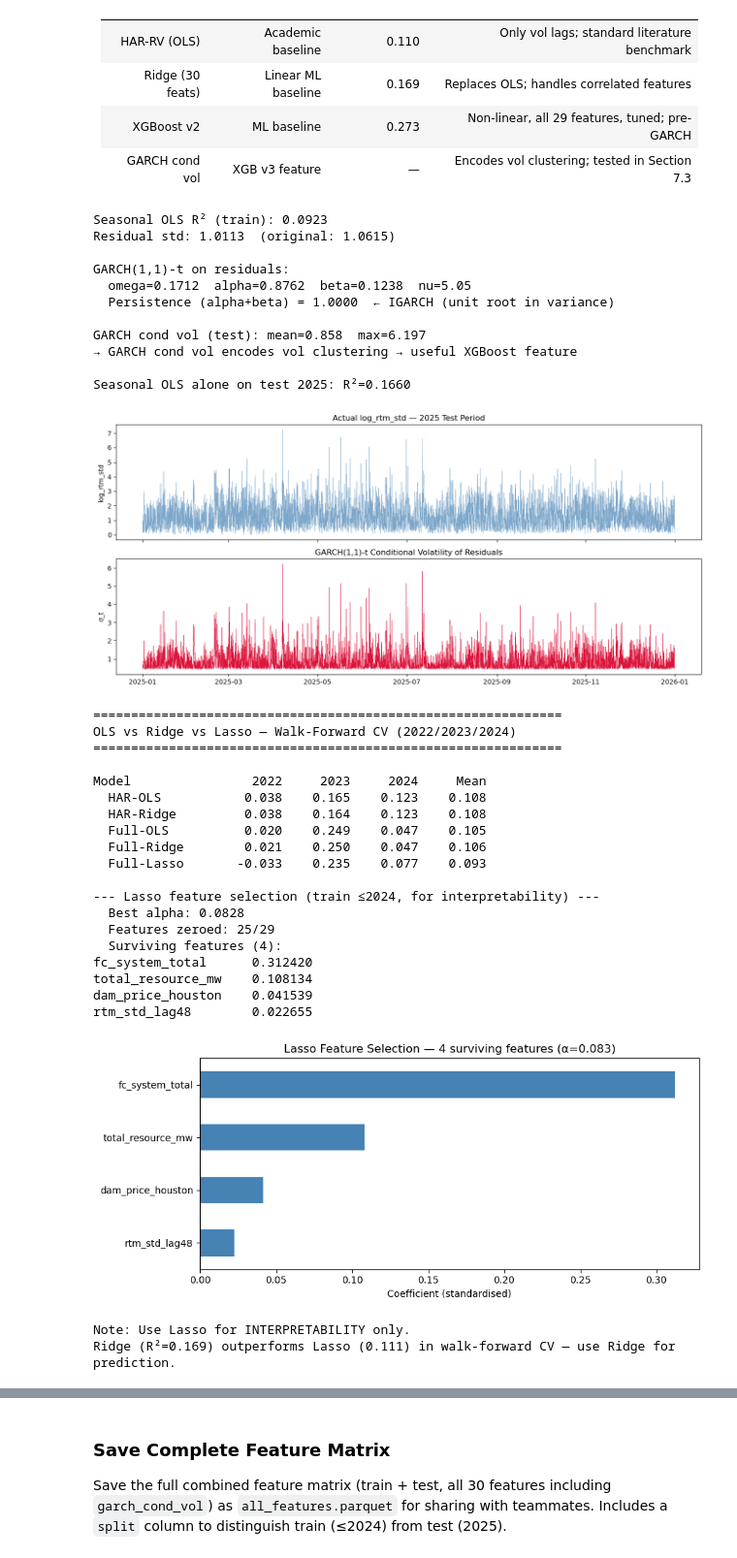
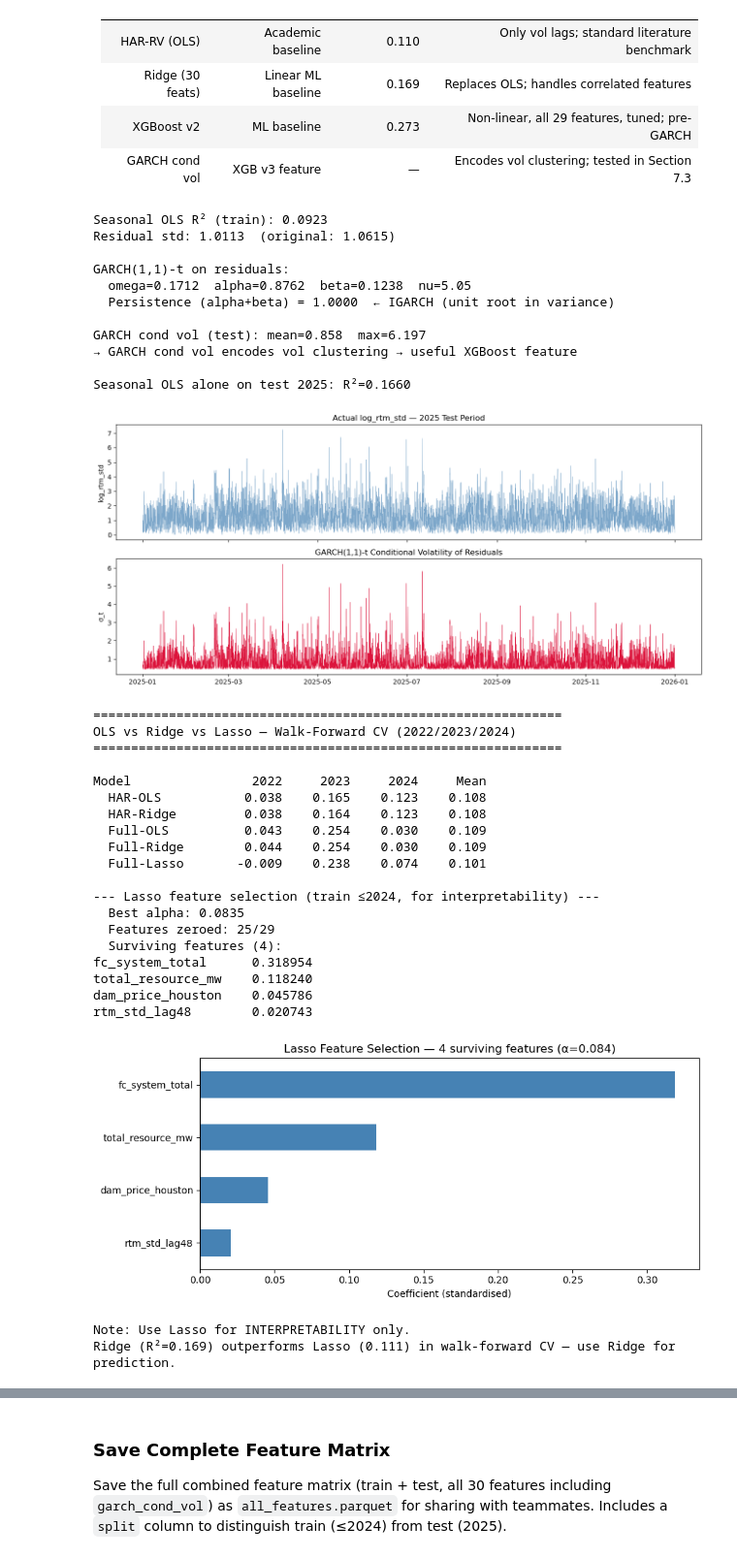
Before and after one commit to Erdos-Projects/spring-2026-electricity-TX, a Jupyter notebook: modeling.ipynb, the cells around one changed output, grey strips where cells are left out. Shown at 97% size. Saved outputs shown, nothing was run; the diff lists cells and outputs as text; code cells hidden in the pictures.

```diff
--- a/modeling.ipynb
+++ b/modeling.ipynb
@@ -106,13 +106,14 @@ from sklearn.metrics import roc_auc_score, f1_score, precision_score, recall_sco
 import xgboost as xgb
 
 _PROC = Path('data/processed/ercot')
+Path('figures/modeling').mkdir(parents=True, exist_ok=True)
 
 train = pd.read_parquet(_PROC / 'train_features.parquet')
 test  = pd.read_parquet(_PROC / 'test_features.parquet')
 
 FEATURE_COLS = [
     'dam_price_houston', 'system_lambda',
-    'load_houston_d2', 'rtm_mean_lag48', 'rtm_std_lag48',
+    'load_houston_lag48', 'rtm_mean_lag48', 'rtm_std_lag48',
     'total_resource_mw',
     'wgrpp_lz_south_houston', 'wind_error_houston',
     'fc_system_total', 'fc_coast', 'wf_stwpf_lz_south_houston',
@@ -197,7 +198,7 @@ axes[1].set_xlabel('Actual log_rtm_std')
 axes[1].set_ylabel('Predicted log_rtm_std')
 axes[1].set_title(f'XGBoost Regression — Predicted vs Actual (R²={r2_xgb:.3f})')
 plt.tight_layout()
-plt.savefig(_PROC / 'figures/feature_importance.png', dpi=150)
+plt.savefig('figures/modeling/feature_importance.png', dpi=150)
 plt.show()
 
 # ── Monthly RMSE breakdown ─────────────────────────────────────────────────────
@@ -213,7 +214,7 @@ ax.set_xlabel('Month')
 ax.set_ylabel('RMSE (log scale)')
 ax.set_xticklabels(['Jan','Feb','Mar','Apr','May','Jun','Jul','Aug','Sep','Oct','Nov','Dec'], rotation=45)
 plt.tight_layout()
-plt.savefig(_PROC / 'figures/model_evaluation.png', dpi=150)
+plt.savefig('figures/modeling/model_evaluation.png', dpi=150)
 plt.show()
 
 # ── Save models ────────────────────────────────────────────────────────────────
@@ -395,7 +394,7 @@ def add_engineered_features(df):
     df['fc_net_load']     = df['fc_coast'] - df['wf_stwpf_lz_south_houston']
     df['dam_rtm_spread']  = df['dam_price_houston'] - df['rtm_mean_lag48']
     df['week']            = df.index.isocalendar().week.astype(int)
-    df['load_lag7d']         = df['load_houston_d2'].shift(168)
+    df['load_lag7d']         = df['load_houston_lag48'].shift(168)
     df['rtm_price_std_lag7d']   = df['rtm_std_lag48'].shift(168)
     df['rtm_price_mean_lag7d']  = df['rtm_mean_lag48'].shift(168)
     df['outage_fraction'] = df['total_resource_mw'] / (df['fc_system_total'] + 1)
@@ -409,7 +408,7 @@ test  = combined.loc[test.index]
 
 FEATURE_COLS_V2 = [
     'dam_price_houston', 'system_lambda',
-    'load_houston_d2', 'rtm_mean_lag48', 'rtm_std_lag48',
+    'load_houston_lag48', 'rtm_mean_lag48', 'rtm_std_lag48',
     'total_resource_mw',
     'wgrpp_lz_south_houston', 'wind_error_houston',
     'fc_system_total', 'fc_coast', 'wf_stwpf_lz_south_houston',
@@ -500,7 +499,7 @@ axes[2].set_title('Precision-Recall — Spike Detector')
 axes[2].legend(); axes[2].grid(alpha=0.3)
 
 plt.tight_layout()
-plt.savefig(_PROC / 'figures/model_v2_evaluation.png', dpi=150)
+plt.savefig('figures/modeling/model_v2_evaluation.png', dpi=150)
 plt.show()
 
 # ── Save improved models ───────────────────────────────────────────────────────
@@ -718,7 +717,7 @@ def add_engineered_features(df):
     df['fc_net_load']     = df['fc_coast'] - df['wf_stwpf_lz_south_houston']
     df['dam_rtm_spread']  = df['dam_price_houston'] - df['rtm_mean_lag48']
     df['week']            = df.index.isocalendar().week.astype(int)
-    df['load_lag7d']         = df['load_houston_d2'].shift(168)
+    df['load_lag7d']         = df['load_houston_lag48'].shift(168)
     df['rtm_price_std_lag7d']   = df['rtm_std_lag48'].shift(168)
     df['rtm_price_mean_lag7d']  = df['rtm_mean_lag48'].shift(168)
     df['outage_fraction'] = df['total_resource_mw'] / (df['fc_system_total'] + 1)
@@ -735,7 +734,7 @@ rtm_full['rv_w']  = rtm_full['log_rtm_std'].shift(48).rolling(5*24).mean()
 rtm_full['rv_m']  = rtm_full['log_rtm_std'].shift(48).rolling(22*24).mean()
 
 FEAT_COLS = [
-    'dam_price_houston','system_lambda','load_houston_d2','rtm_mean_lag48','rtm_std_lag48',
+    'dam_price_houston','system_lambda','load_houston_lag48','rtm_mean_lag48','rtm_std_lag48',
     'total_resource_mw','wgrpp_lz_south_houston','wind_error_houston',
     'fc_system_total','fc_coast','wf_stwpf_lz_south_houston',
     'temp_f_houston_avg','humidity_pct_houston_avg','wind_gust_mph_houston_avg',
@@ -796,7 +795,7 @@ axes[1].plot(dates_te, garch_vol_te, lw=0.5, color='crimson', label='GARCH cond
 axes[1].set_title('GARCH(1,1)-t Conditional Volatility of Residuals')
 axes[1].set_ylabel('σ_t')
 plt.tight_layout()
-plt.savefig(_PROC / 'figures/garch_cond_vol.png', dpi=150)
+plt.savefig('figures/modeling/garch_cond_vol.png', dpi=150)
 plt.show()
 
 # ── 2. OLS vs Ridge vs Lasso — walk-forward CV ────────────────────────────────
@@ -855,43 +854,43 @@ ax.axvline(0, color='black', lw=0.8)
 ax.set_title(f'Lasso Feature Selection — {len(coefs_nz)} surviving features (α={lasso_pipe["lasso"].alpha_:.3f})')
 ax.set_xlabel('Coefficient (standardised)')
 plt.tight_layout()
-plt.savefig(_PROC / 'figures/lasso_feature_selection.png', dpi=150)
+plt.savefig('figures/modeling/lasso_feature_selection.png', dpi=150)
 plt.show()
 
 print("\nNote: Use Lasso for INTERPRETABILITY only.")
 print("Ridge (R²=0.169) outperforms Lasso (0.111) in walk-forward CV — use Ridge for prediction.")
 # %% [output]
 Seasonal OLS R² (train): 0.0923
 Residual std: 1.0113  (original: 1.0615)
 
 GARCH(1,1)-t on residuals:
   omega=0.1712  alpha=0.8762  beta=0.1238  nu=5.05
   Persistence (alpha+beta) = 1.0000  ← IGARCH (unit root in variance)
 
 GARCH cond vol (test): mean=0.858  max=6.197
 → GARCH cond vol encodes vol clustering → useful XGBoost feature
 
 Seasonal OLS alone on test 2025: R²=0.1660
 [figure]
 ==============================================================
 OLS vs Ridge vs Lasso — Walk-Forward CV (2022/2023/2024)
 ==============================================================
 
 Model                2022     2023     2024     Mean
   HAR-OLS           0.038    0.165    0.123    0.108
   HAR-Ridge         0.038    0.164    0.123    0.108
-  Full-OLS          0.020    0.249    0.047    0.105
-  Full-Ridge        0.021    0.250    0.047    0.106
-  Full-Lasso       -0.033    0.235    0.077    0.093
+  Full-OLS          0.043    0.254    0.030    0.109
+  Full-Ridge        0.044    0.254    0.030    0.109
+  Full-Lasso       -0.009    0.238    0.074    0.101
 
 --- Lasso feature selection (train ≤2024, for interpretability) ---
-  Best alpha: 0.0828
+  Best alpha: 0.0835
   Features zeroed: 25/29
   Surviving features (4):
-fc_system_total      0.312420
-total_resource_mw    0.108134
-dam_price_houston    0.041539
-rtm_std_lag48        0.022655
+fc_system_total      0.318954
+total_resource_mw    0.118240
+dam_price_houston    0.045786
+rtm_std_lag48        0.020743
-[figure, old version]
+[figure, new version]
 Note: Use Lasso for INTERPRETABILITY only.
 Ridge (R²=0.169) outperforms Lasso (0.111) in walk-forward CV — use Ridge for prediction.
```
Also changed, not shown: parts of 36 cells of this notebook, 3 other files.
